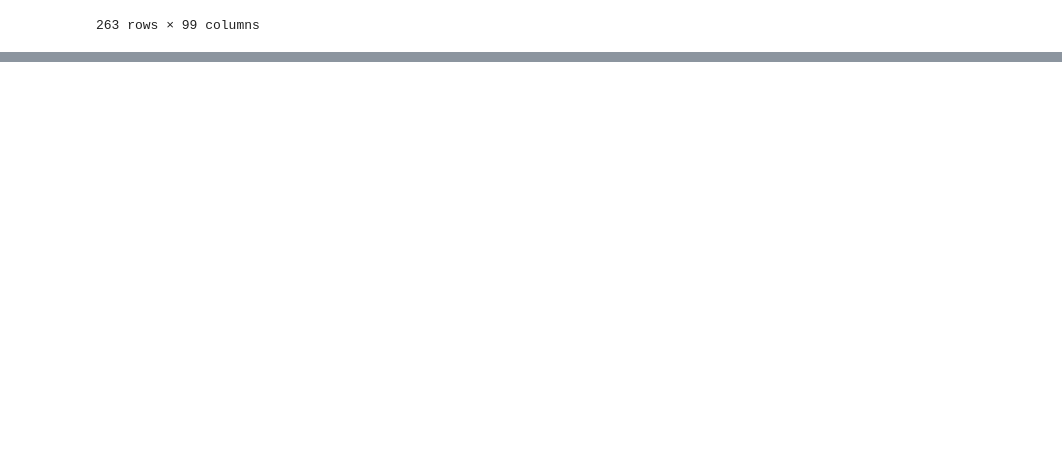
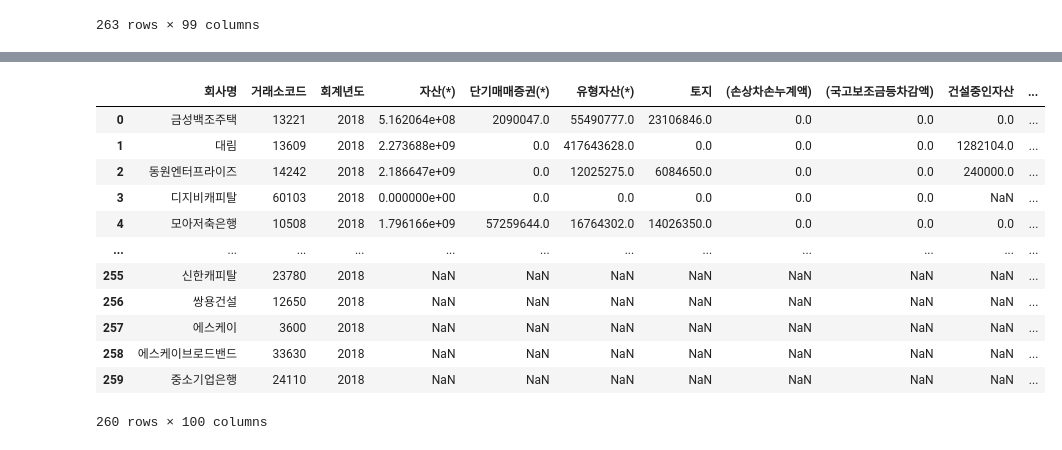
Before and after one commit to Ash-Stat/An-Si-Hyun, a Jupyter notebook: 데마텀프2번째저장.ipynb, the cells around one changed output, grey strips where cells are left out. Cells and saved outputs as stored; diff of their text form; code cells hidden in the pictures; blank space fills up the shorter version.

```diff
--- a/데마텀프2번째저장.ipynb
+++ b/데마텀프2번째저장.ipynb
@@ -1138,0 +1182,7 @@ See the caveats in the documentation: https://pandas.pydata.org/pandas-docs/stab
+# %%
+for a,b,c in zip(pre_fin_stat['회계년도'],pre_fin_stat['등급결정일'],pre_fin_stat.index):
+  a=a[:4]
+  b=b[:4]
+  pre_fin_stat['회계년도'].loc[c]=a
+  pre_fin_stat['등급결정일'].loc[c]=b
+pre_fin_stat
@@ -1138,0 +1207,20 @@ See the caveats in the documentation: https://pandas.pydata.org/pandas-docs/stab
+# %%
+pre_fin_stat['회계년도']=pre_fin_stat['회계년도'].astype('int')
+pre_fin_stat['등급결정일']=pre_fin_stat['등급결정일'].astype('int')
+
+pre_fin_stat['년도차이'] = pre_fin_stat['등급결정일']-pre_fin_stat['회계년도']
+pre_fin_stat
+# %% [output]
+|  | 회사명 | 거래소코드 | 회계년도 | 자산(*) | 단기매매증권(*) | 유형자산(*) | 토지 | (손상차손누계액) | (국고보조금등차감액) | 건설중인자산 | ... |
+| 0 | 금성백조주택 | 13221 | 2018 | 5.162064e+08 | 2090047.0 | 55490777.0 | 23106846.0 | 0.0 | 0.0 | 0.0 | ... |
+| 1 | 대림 | 13609 | 2018 | 2.273688e+09 | 0.0 | 417643628.0 | 0.0 | 0.0 | 0.0 | 1282104.0 | ... |
+| 2 | 동원엔터프라이즈 | 14242 | 2018 | 2.186647e+09 | 0.0 | 12025275.0 | 6084650.0 | 0.0 | 0.0 | 240000.0 | ... |
+| 3 | 디지비캐피탈 | 60103 | 2018 | 0.000000e+00 | 0.0 | 0.0 | 0.0 | 0.0 | 0.0 | NaN | ... |
+| 4 | 모아저축은행 | 10508 | 2018 | 1.796166e+09 | 57259644.0 | 16764302.0 | 14026350.0 | 0.0 | 0.0 | 0.0 | ... |
+| ... | ... | ... | ... | ... | ... | ... | ... | ... | ... | ... | ... |
+| 255 | 신한캐피탈 | 23780 | 2018 | NaN | NaN | NaN | NaN | NaN | NaN | NaN | ... |
+| 256 | 쌍용건설 | 12650 | 2018 | NaN | NaN | NaN | NaN | NaN | NaN | NaN | ... |
+| 257 | 에스케이 | 3600 | 2018 | NaN | NaN | NaN | NaN | NaN | NaN | NaN | ... |
+| 258 | 에스케이브로드밴드 | 33630 | 2018 | NaN | NaN | NaN | NaN | NaN | NaN | NaN | ... |
+| 259 | 중소기업은행 | 24110 | 2018 | NaN | NaN | NaN | NaN | NaN | NaN | NaN | ... |
+260 rows × 100 columns
```
Also changed, not shown: parts of 6 cells of this notebook.
